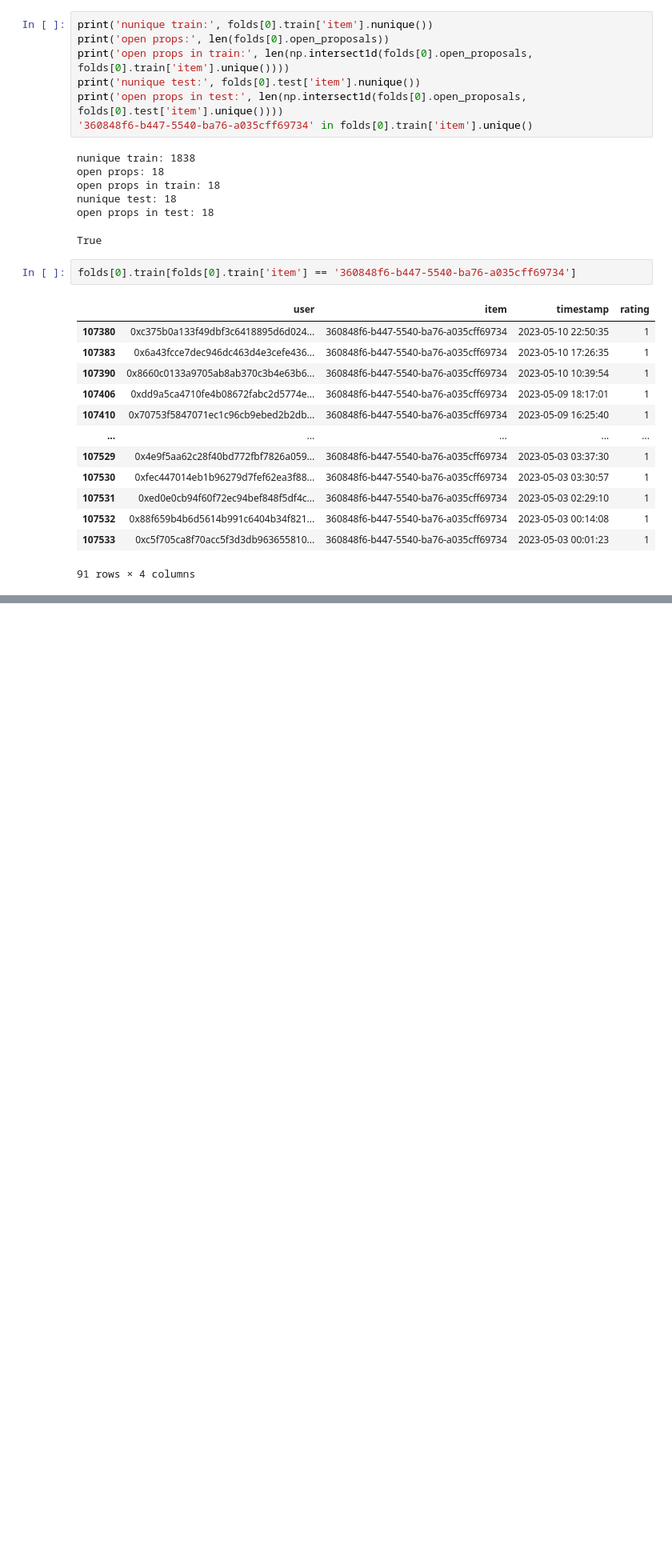
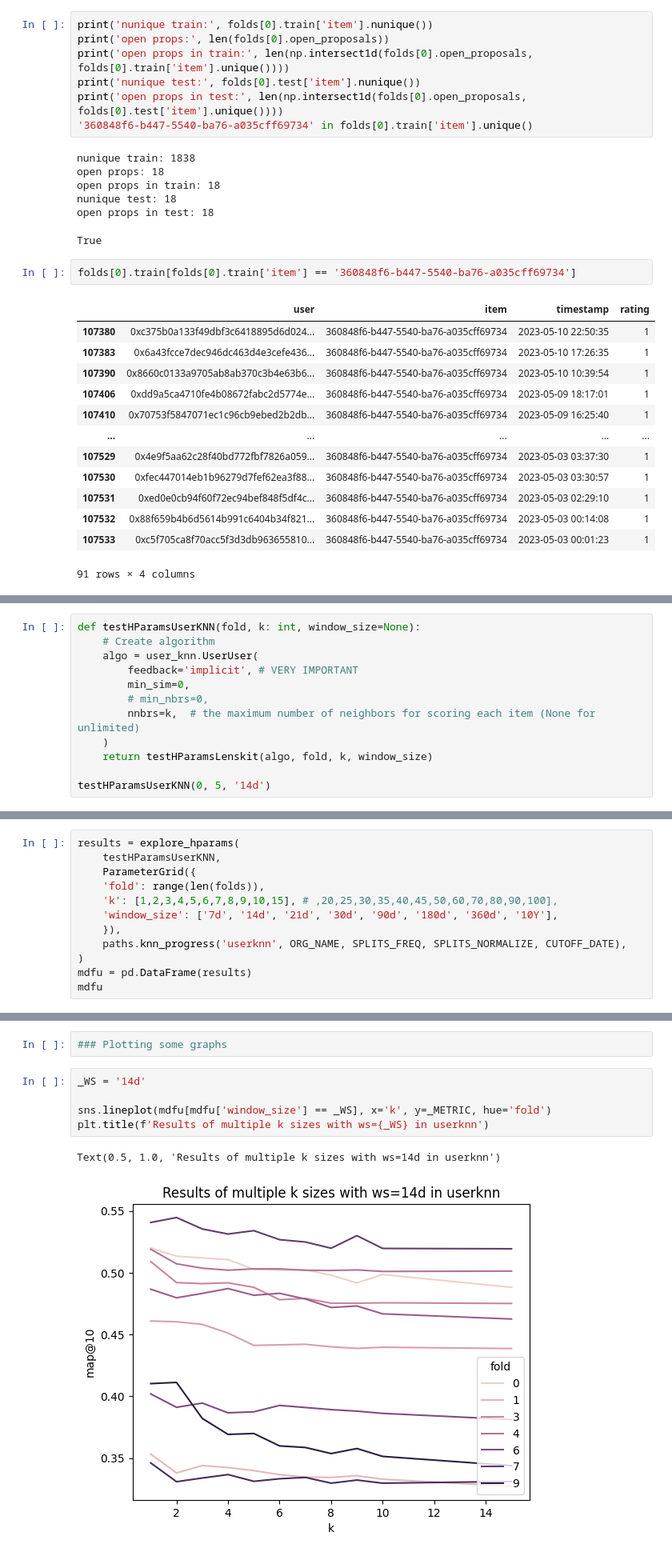
Before and after one commit to daviddavo/upm-tfm-notebooks, a Jupyter notebook: 13_itemknn.ipynb, the cells around one changed output, grey strips where cells are left out. Shown at 80% size. Drawn from its saved outputs; the diff is of its cells as text; blank space fills up the shorter version.

```diff
--- a/13_itemknn.ipynb
+++ b/13_itemknn.ipynb
@@ -209,0 +338,12 @@ found 1 potential runtime problems - see https://boi.st/lkpy-perf
+# %%
+def testHParamsUserKNN(fold, k: int, window_size=None):
+    # Create algorithm
+    algo = user_knn.UserUser(
+        feedback='implicit', # VERY IMPORTANT
+        min_sim=0,
+        # min_nbrs=0,
+        nnbrs=k,  # the maximum number of neighbors for scoring each item (None for unlimited)
+    )
+    return testHParamsLenskit(algo, fold, k, window_size)
+
+testHParamsUserKNN(0, 5, '14d')
@@ -209,0 +370,12 @@ found 1 potential runtime problems - see https://boi.st/lkpy-perf
+# %%
+results = explore_hparams(
+    testHParamsUserKNN,
+    ParameterGrid({
+    'fold': range(len(folds)),
+    'k': [1,2,3,4,5,6,7,8,9,10,15], # ,20,25,30,35,40,45,50,60,70,80,90,100],
+    'window_size': ['7d', '14d', '21d', '30d', '90d', '180d', '360d', '10Y'],
+    }),
+    paths.knn_progress('userknn', ORG_NAME, SPLITS_FREQ, SPLITS_NORMALIZE, CUTOFF_DATE),
+)
+mdfu = pd.DataFrame(results)
+mdfu
@@ -209,0 +440,10 @@ found 1 potential runtime problems - see https://boi.st/lkpy-perf
+# %%
+### Plotting some graphs
+# %%
+_WS = '14d'
+
+sns.lineplot(mdfu[mdfu['window_size'] == _WS], x='k', y=_METRIC, hue='fold')
+plt.title(f'Results of multiple k sizes with ws={_WS} in userknn')
+# %% [output]
+Text(0.5, 1.0, 'Results of multiple k sizes with ws=14d in userknn')
+[figure, added]
```
Also changed, not shown: parts of 28 cells of this notebook, 2 other files.
